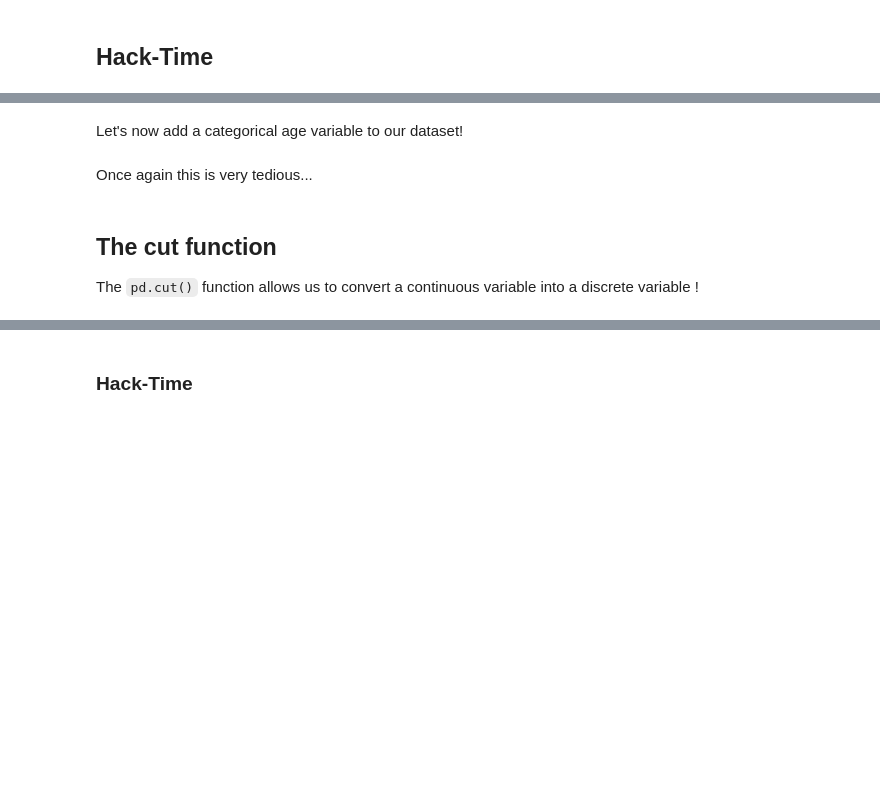
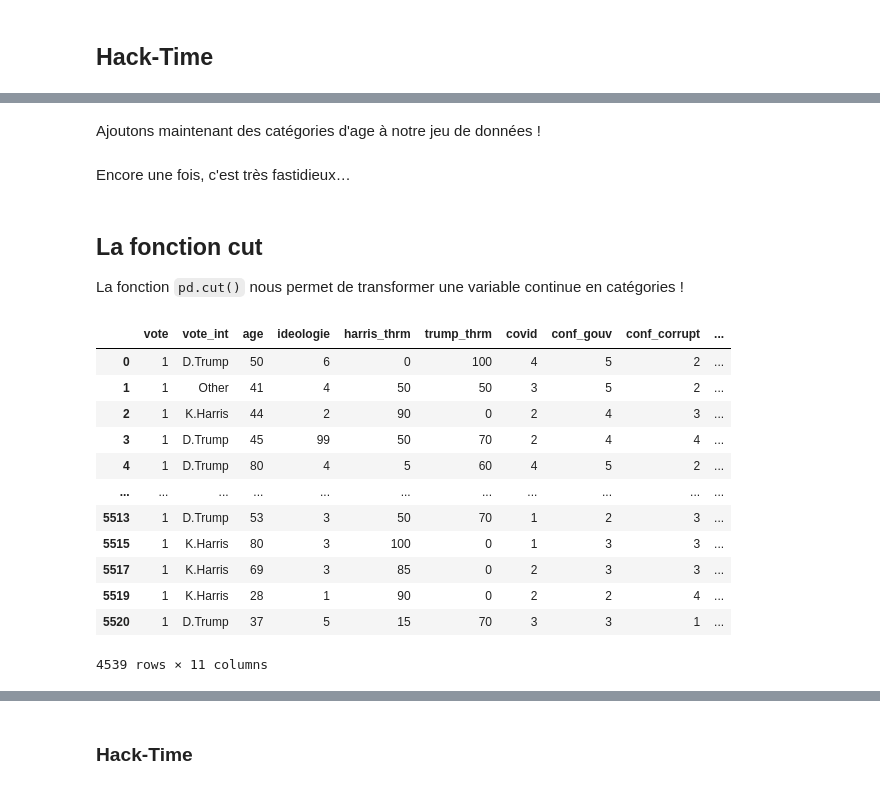
Before and after one commit to SciencesPoBordeaux/data-viz, a Jupyter notebook: notebooks/05-recodage-creation-variables.ipynb, the cells around one changed output, grey strips where cells are left out. Saved outputs shown, nothing was run; the diff lists cells and outputs as text; code cells hidden in the pictures; blank space fills up the shorter version.

```diff
--- a/notebooks/05-recodage-creation-variables.ipynb
+++ b/notebooks/05-recodage-creation-variables.ipynb
@@ -162,3 +415,3 @@ recoded_df = recoded_df.drop('my_new_var', axis=1)
 # %% [markdown]
-Let's now add a categorical age variable to our dataset!
+Ajoutons maintenant des catégories d'age à notre jeu de données !
 # %%
@@ -173,11 +426,28 @@ recoded_df['age_cat'] = "51-65"
 ...
 ...
 # %% [markdown]
-Once again this is very tedious...
+Encore une fois, c'est très fastidieux…
 # %% [markdown]
-## The cut function
-The `pd.cut()` function allows us to convert a continuous variable into a discrete variable !
+## La fonction cut
+La fonction `pd.cut()` nous permet de transformer une variable continue en catégories !
 # %%
-recoded_df["age_cat"] = pd.cut(df["age"], bins=[17,35,50,65,80], labels=["18-35", "36-50", "51-65", "66+"])
+# TODO : Léo -> retrouver le truc qui est chelou dans la doc avec les bornes
+recoded_df["age_cat"] = pd.cut(
+    df["age"], bins=[17, 35, 50, 65, 80], labels=["18-35", "36-50", "51-65", "66+"]
+)
 recoded_df
+# %% [output]
+|  | vote | vote_int | age | ideologie | harris_thrm | trump_thrm | covid | conf_gouv | conf_corrupt | ... |
+| 0 | 1 | D.Trump | 50 | 6 | 0 | 100 | 4 | 5 | 2 | ... |
+| 1 | 1 | Other | 41 | 4 | 50 | 50 | 3 | 5 | 2 | ... |
+| 2 | 1 | K.Harris | 44 | 2 | 90 | 0 | 2 | 4 | 3 | ... |
+| 3 | 1 | D.Trump | 45 | 99 | 50 | 70 | 2 | 4 | 4 | ... |
+| 4 | 1 | D.Trump | 80 | 4 | 5 | 60 | 4 | 5 | 2 | ... |
+| ... | ... | ... | ... | ... | ... | ... | ... | ... | ... | ... |
+| 5513 | 1 | D.Trump | 53 | 3 | 50 | 70 | 1 | 2 | 3 | ... |
+| 5515 | 1 | K.Harris | 80 | 3 | 100 | 0 | 1 | 3 | 3 | ... |
+| 5517 | 1 | K.Harris | 69 | 3 | 85 | 0 | 2 | 3 | 3 | ... |
+| 5519 | 1 | K.Harris | 28 | 1 | 90 | 0 | 2 | 2 | 4 | ... |
+| 5520 | 1 | D.Trump | 37 | 5 | 15 | 70 | 3 | 3 | 1 | ... |
+4539 rows × 11 columns
 # %%
```
Also changed, not shown: parts of 41 cells of this notebook.
